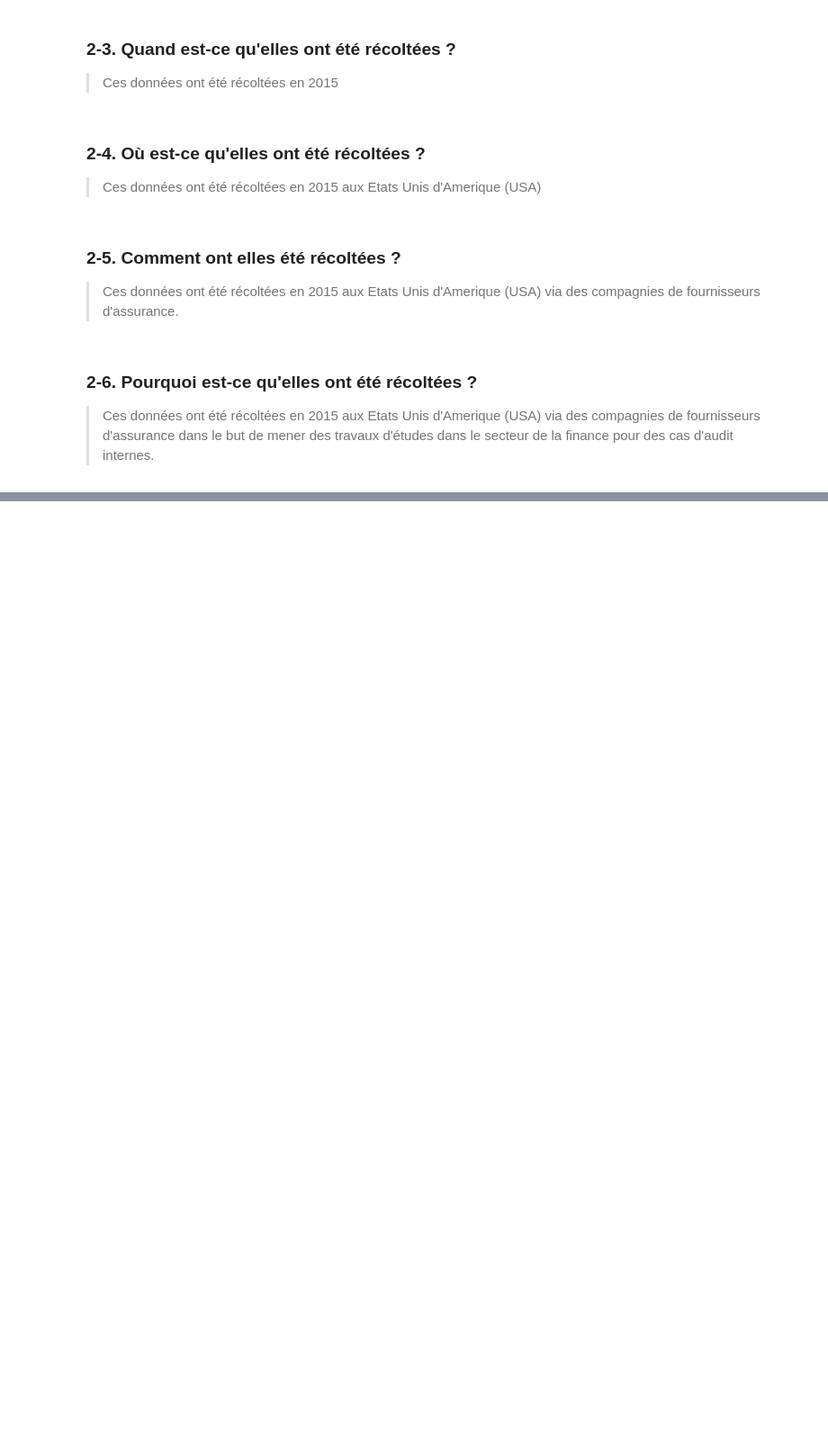
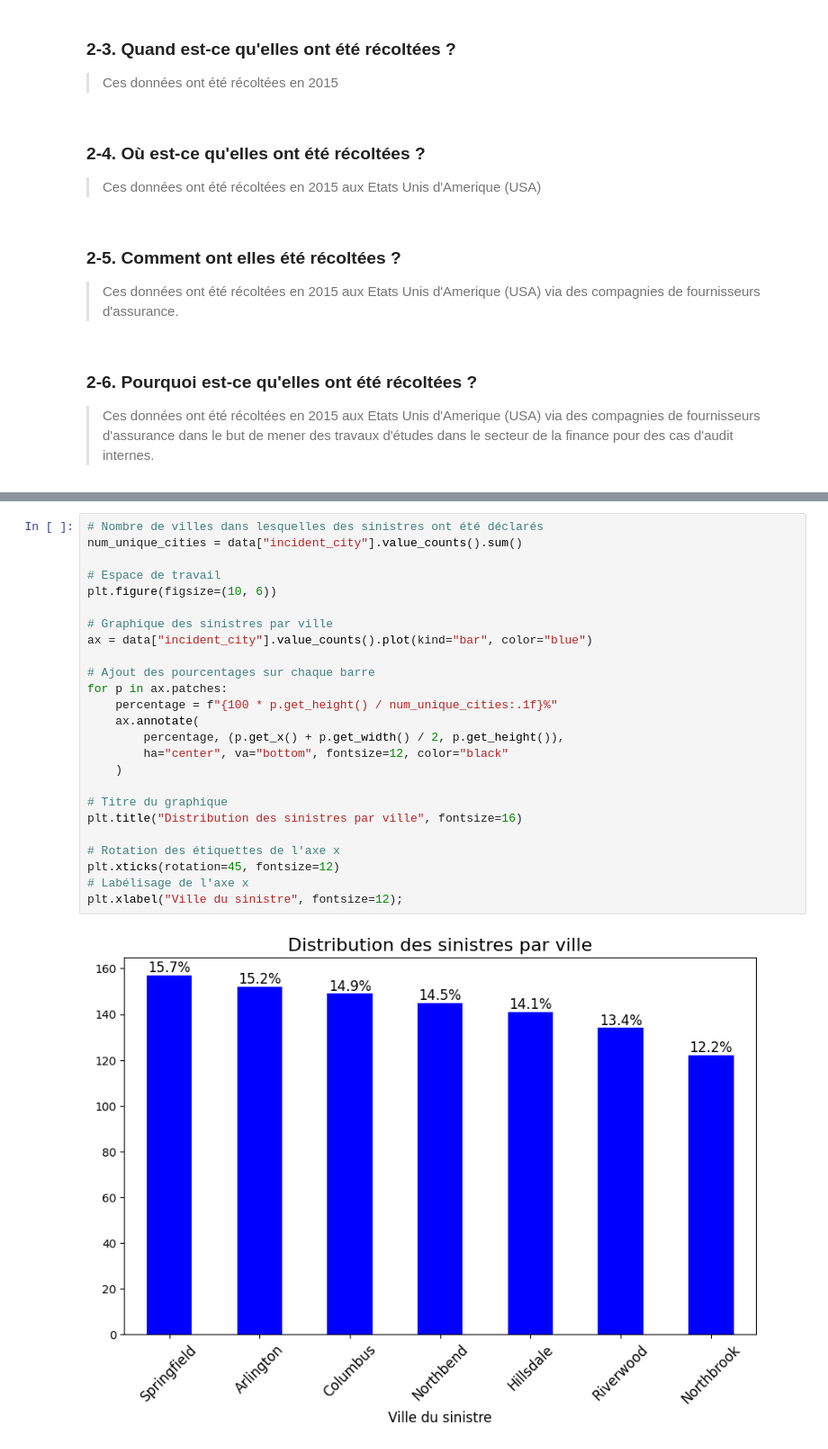
Before and after one commit to DataScientest-Studio/sep25cds_predisinistre, a Jupyter notebook: notebooks/Pred_Sin_EDA.ipynb, the cells around one changed output, grey strips where cells are left out. Shown at 90% size. Cells and saved outputs as stored; diff of their text form; blank space fills up the shorter version.

Commit message:
ajout de l'analyse technique univariée

```diff
--- a/notebooks/Pred_Sin_EDA.ipynb
+++ b/notebooks/Pred_Sin_EDA.ipynb
@@ -269,0 +388,27 @@ dtype: int64
+# %%
+# Nombre de villes dans lesquelles des sinistres ont été déclarés
+num_unique_cities = data["incident_city"].value_counts().sum()
+
+# Espace de travail
+plt.figure(figsize=(10, 6))
+
+# Graphique des sinistres par ville
+ax = data["incident_city"].value_counts().plot(kind="bar", color="blue")
+
+# Ajout des pourcentages sur chaque barre
+for p in ax.patches:
+    percentage = f"{100 * p.get_height() / num_unique_cities:.1f}%"
+    ax.annotate(
+        percentage, (p.get_x() + p.get_width() / 2, p.get_height()),
+        ha="center", va="bottom", fontsize=12, color="black"
+    )
+
+# Titre du graphique
+plt.title("Distribution des sinistres par ville", fontsize=16)
+
+# Rotation des étiquettes de l'axe x
+plt.xticks(rotation=45, fontsize=12)
+# Labélisage de l'axe x
+plt.xlabel("Ville du sinistre", fontsize=12);
+# %% [output]
+[figure, added]
```
Also changed, not shown: parts of 27 cells of this notebook.
